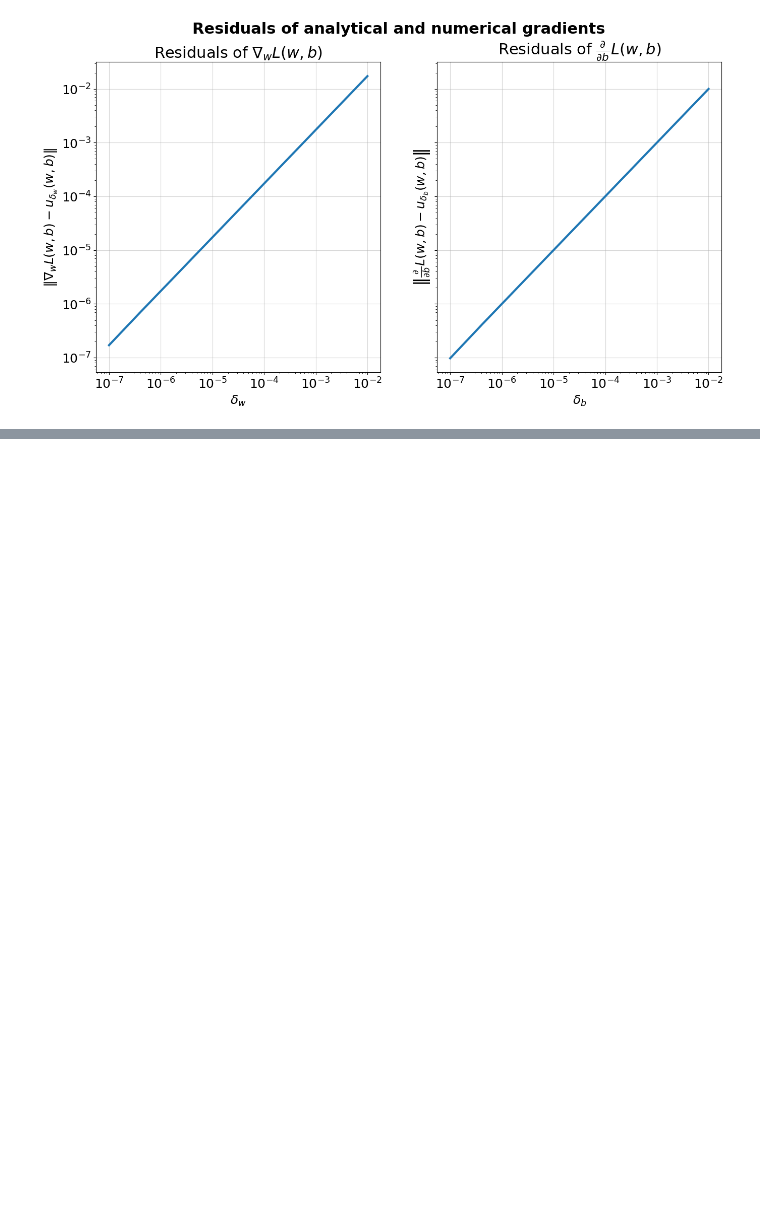
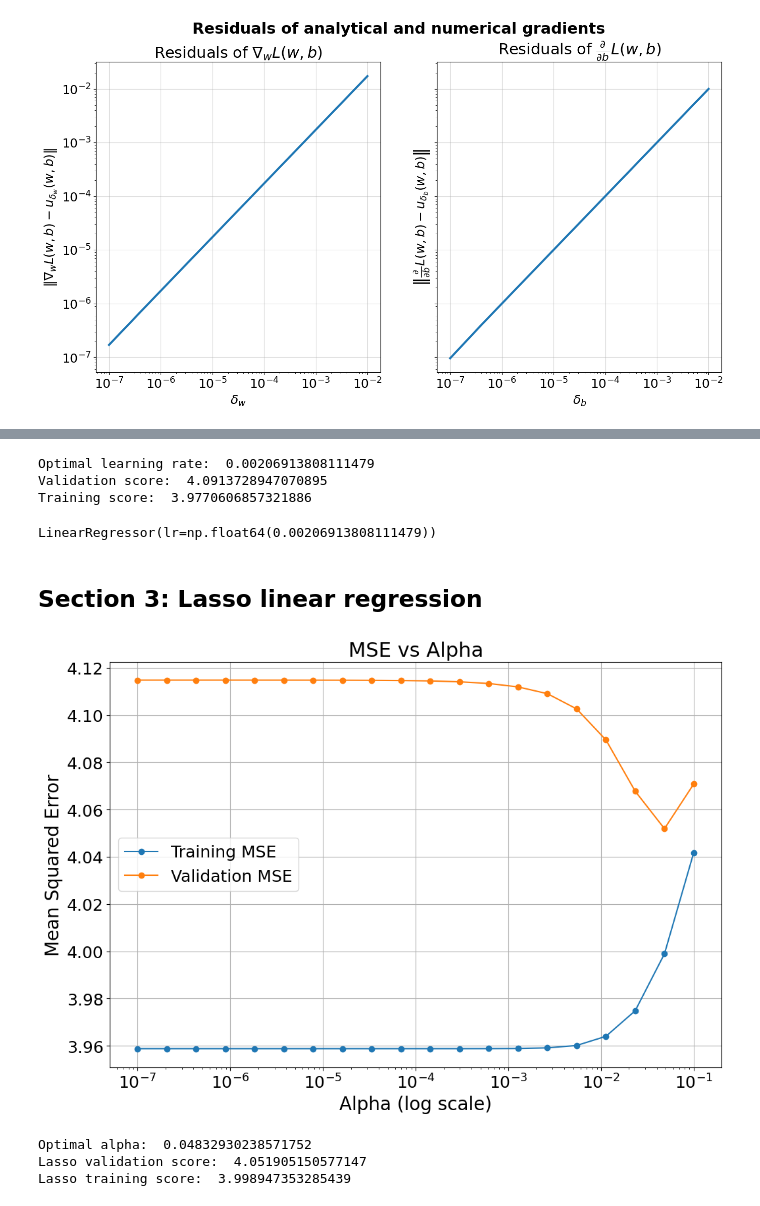
Before and after one commit to eyalamdur/ML-Regression, a Jupyter notebook: Code/318849270-315116095.ipynb, the cells around one changed output, grey strips where cells are left out. Saved outputs shown, nothing was run; the diff lists cells and outputs as text; code cells hidden in the pictures; blank space fills up the shorter version.

```diff
--- a/Code/318849270-315116095.ipynb
+++ b/Code/318849270-315116095.ipynb
@@ -343,0 +431,76 @@ test_lr(X_train, y_train, X_val, y_val, "training and validation losses as a fun
+# %%
+# Print the optimal results
+optimal_lr = learning_rate_list[np.argmin(validation_list)]
+optimal_lineaer_score = np.min(validation_list)
+
+print('Optimal learning rate: ', optimal_lr)
+print('Validation score: ', optimal_lineaer_score)
+print('Training score: ', training_list[np.argmin(validation_list)])
+# %% [output]
+Optimal learning rate:  0.00206913808111479
+Validation score:  4.0913728947070895
+Training score:  3.9770606857321886
+# %%
+# Retrain the model with the optimal learning rate
+# Task for section 6
+optimal_linear_regressor = LinearRegressor(optimal_lr)
+optimal_linear_regressor.fit(train_set_processed.filter(like='PCR'), train_set_processed['contamination_level'])
+# %% [output]
+LinearRegressor(lr=np.float64(0.00206913808111479))
+# %% [markdown]
+## Section 3: Lasso linear regression
+# %%
+# Q7
+# Create logspace for learning rate, and lists to store the results
+alpha_list = np.logspace(-7, -1, 20)
+lasso_training_list = []
+lasso_validation_list = []
+
+for alpha in alpha_list:
+    # Create X and y for training of the model
+    lasso_X_train = train_set_processed.filter(like='PCR')
+    lasso_y_train = train_set_processed['contamination_level']
+
+    # Create the linear regressor
+    lasso_regresseor = Lasso(alpha)
+    lasso_results = cross_validate(lasso_regresseor, lasso_X_train, lasso_y_train, cv=5, scoring = 'neg_mean_squared_error', return_train_score=True)
+
+    # Append the results to the lists
+    lasso_training_list.append(np.mean(-lasso_results['train_score']))
+    lasso_validation_list.append(np.mean(-lasso_results['test_score']))
+# %%
+# Plot the results
+
+results_df = pd.DataFrame({
+    'Alpha': alpha_list,
+    'Training MSE': lasso_training_list,
+    'Validation MSE': lasso_validation_list
+})
+
+# Plotting with Matplotlib the results
+plt.figure(figsize=(12, 8))
+plt.plot(results_df['Alpha'], results_df['Training MSE'], marker='o', linestyle='-', label='Training MSE')
+plt.plot(results_df['Alpha'], results_df['Validation MSE'], marker='o', linestyle='-', label='Validation MSE')
+
+# Use a logarithmic scale for the learning rate
+plt.xscale('log')
+plt.xlabel('Alpha (log scale)')
+plt.ylabel('Mean Squared Error')
+plt.title('MSE vs Alpha')
+plt.legend()
+plt.grid(True)
+plt.show()
+# %% [output]
+[figure, added]
+# %%
+# Print the optimal results
+optimal_alpha = alpha_list[np.argmin(lasso_validation_list)]
+optimal_lasso_score = np.min(lasso_validation_list)
+
+print('Optimal alpha: ', optimal_alpha)
+print('Lasso validation score: ', optimal_lasso_score)
+print('Lasso training score: ', lasso_training_list[np.argmin(lasso_validation_list)])
+# %% [output]
+Optimal alpha:  0.04832930238571752
+Lasso validation score:  4.051905150577147
+Lasso training score:  3.998947353285439
```
Also changed, not shown: parts of 13 cells of this notebook, 1 other file.
